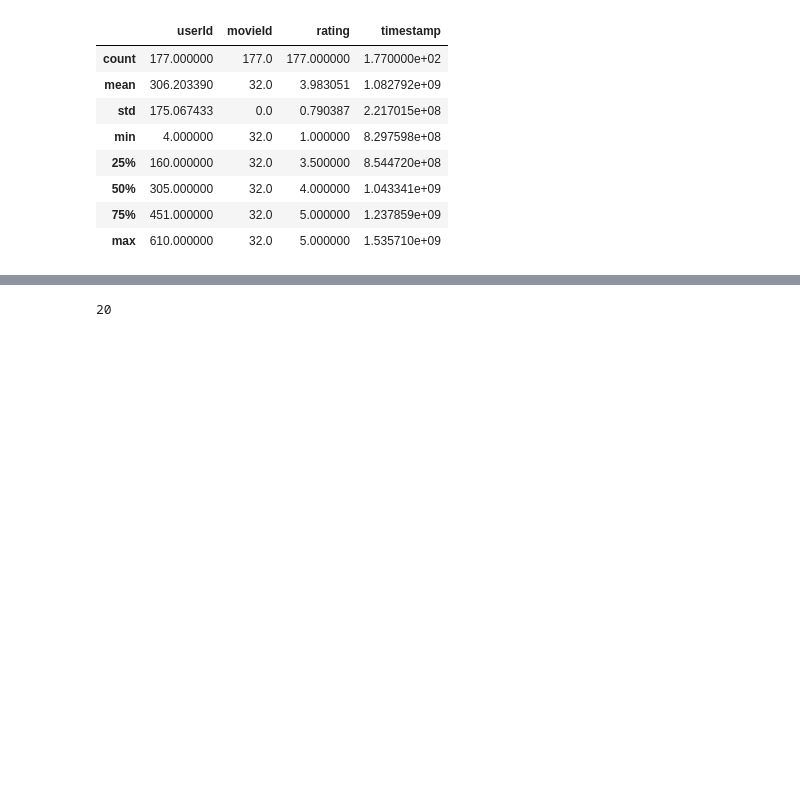
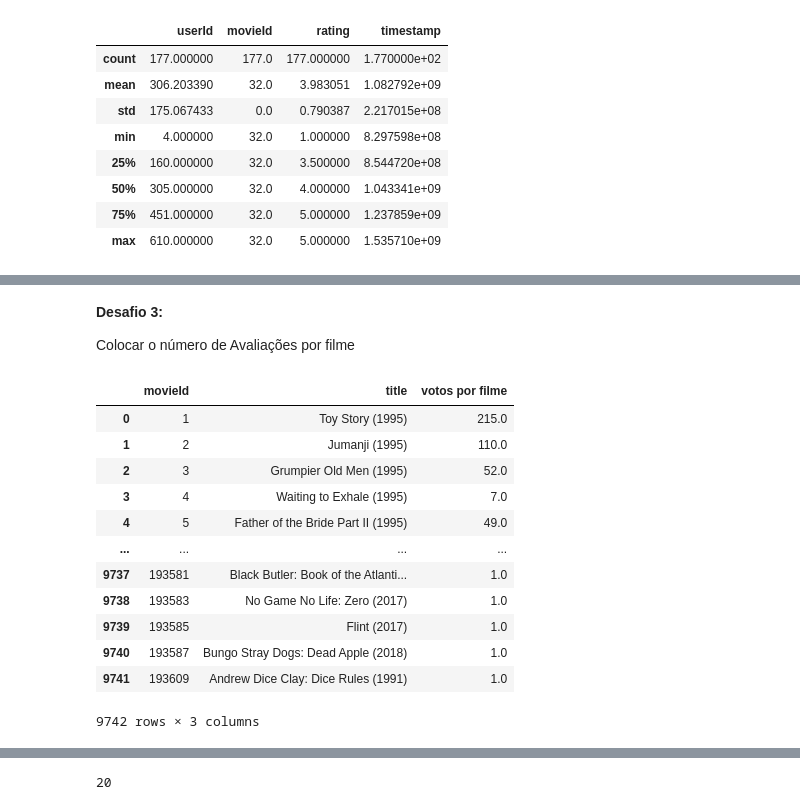
Before and after one commit to italolima04/-quarentena-dados, a Jupyter notebook: QuarentenaDados_1.ipynb, the cells around one changed output, grey strips where cells are left out. Drawn from its saved outputs; the diff is of its cells as text; code cells hidden in the pictures; blank space fills up the shorter version.

```diff
--- a/QuarentenaDados_1.ipynb
+++ b/QuarentenaDados_1.ipynb
@@ -194,0 +242,28 @@ plt.show()
+# %% [markdown]
+**Desafio 3:**
+
+Colocar o número de Avaliações por filme
+# %%
+#Agrupar os filmes pelo Id, a partir das notas (é o mesmo que uma avaliação), aplicando o count.
+avaliacoes_por_filmes = grades.groupby('movieId')['rating'].count()
+#Método join para criar uma nova coluna com o número de avaliações para cada filme
+avaliacoes_por_filmes = movies.join(avaliacoes_por_filmes, on="movieId")
+#Renomeando as colunas
+avaliacoes_por_filmes.columns =['movieId', 'title', 'genres', 'votos por filme']
+#Desestruturar Data Frame apenas com as colunas de interesse
+avaliacoes_por_filmes = avaliacoes_por_filmes[['movieId', 'title', 'votos por filme']]
+avaliacoes_por_filmes
+# %% [output]
+|  | movieId | title | votos por filme |
+| 0 | 1 | Toy Story (1995) | 215.0 |
+| 1 | 2 | Jumanji (1995) | 110.0 |
+| 2 | 3 | Grumpier Old Men (1995) | 52.0 |
+| 3 | 4 | Waiting to Exhale (1995) | 7.0 |
+| 4 | 5 | Father of the Bride Part II (1995) | 49.0 |
+| ... | ... | ... | ... |
+| 9737 | 193581 | Black Butler: Book of the Atlanti... | 1.0 |
+| 9738 | 193583 | No Game No Life: Zero (2017) | 1.0 |
+| 9739 | 193585 | Flint (2017) | 1.0 |
+| 9740 | 193587 | Bungo Stray Dogs: Dead Apple (2018) | 1.0 |
+| 9741 | 193609 | Andrew Dice Clay: Dice Rules (1991) | 1.0 |
+9742 rows × 3 columns
```
Also changed, not shown: parts of 58 cells of this notebook.
